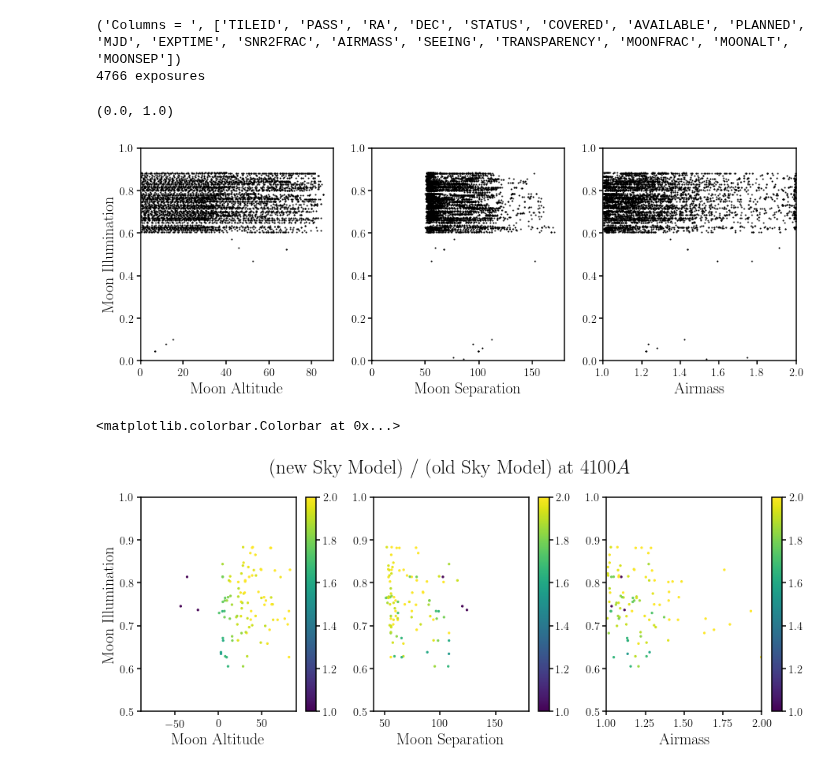
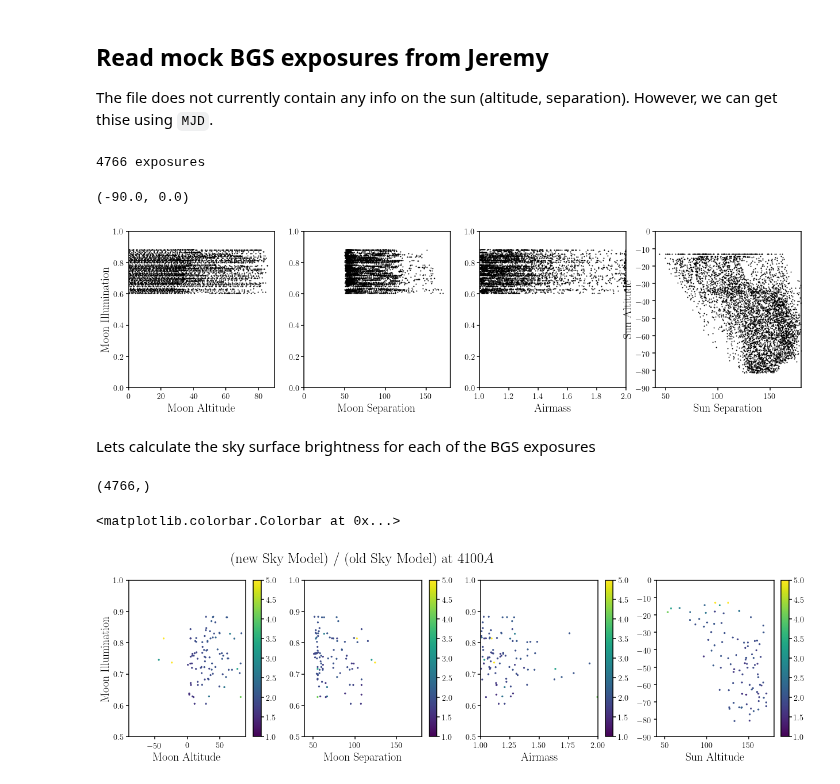
Before and after one commit to desi-bgs/feasiBGS, a Jupyter notebook: notebook/local_bgs_mockexp.ipynb, the cells around one changed output. Cells and saved outputs as stored; diff of their text form; code cells hidden in the pictures.

Commit message:
appended sun data to exposures and calculated the rescaled KS + twilight sky surface brightness for the exposures

```diff
--- a/notebook/local_bgs_mockexp.ipynb
+++ b/notebook/local_bgs_mockexp.ipynb
@@ -28,0 +27,3 @@ exps = aTable.read(''.join([UT.dat_dir(), 'survey_exposures.fits']))
+# %% [markdown]
+## Read mock BGS exposures from Jeremy
+The file does not currently contain any info on the sun (altitude, separation). However, we can get thise using `MJD`.
@@ -29,30 +78,37 @@ exps = aTable.read(''.join([UT.dat_dir(), 'survey_exposures.fits']))
+# %%
+exps = exps_wSun()
 # %%
-print('Columns = ', exps.colnames)
-print('%i exposures' % len(exps))
+nexps = len(exps['RA'])
+print('%i exposures' % nexps)
 # %% [output]
-('Columns = ', ['TILEID', 'PASS', 'RA', 'DEC', 'STATUS', 'COVERED', 'AVAILABLE', 'PLANNED', 'MJD', 'EXPTIME', 'SNR2FRAC', 'AIRMASS', 'SEEING', 'TRANSPARENCY', 'MOONFRAC', 'MOONALT', 'MOONSEP'])
 4766 exposures
 # %%
-fig = plt.figure(figsize=(15,5))
-sub = fig.add_subplot(131)
+fig = plt.figure(figsize=(21,5))
+sub = fig.add_subplot(141)
 sub.scatter(exps['MOONALT'], exps['MOONFRAC'], c='k', s=1)
 sub.set_xlabel('Moon Altitude', fontsize=20)
 sub.set_xlim([0., 90.])
 sub.set_ylabel('Moon Illumination', fontsize=20)
 sub.set_ylim([0., 1.])
-sub = fig.add_subplot(132)
+sub = fig.add_subplot(142)
 sub.scatter(exps['MOONSEP'], exps['MOONFRAC'], c='k', s=1)
 sub.set_xlabel('Moon Separation', fontsize=20)
 sub.set_xlim([0., 180.])
 sub.set_ylim([0., 1.])
-sub = fig.add_subplot(133)
+sub = fig.add_subplot(143)
 sub.scatter(exps['AIRMASS'], exps['MOONFRAC'], c='k', s=1)
 sub.set_xlabel('Airmass', fontsize=20)
 sub.set_xlim([1., 2.])
 sub.set_ylim([0., 1.])
+sub = fig.add_subplot(144)
+sub.scatter(exps['SUNSEP'], exps['SUNALT'], c='k', s=1)
+sub.set_xlabel('Sun Separation', fontsize=20)
+sub.set_xlim([40., 180.])
+sub.set_ylabel('Sun Altitude', fontsize=20)
+sub.set_ylim([-90., 0.])
 # %% [output]
-(0.0, 1.0)
+(-90.0, 0.0)
-[figure, old version]
+[figure, new version]
 # %%
 specsim_sky = Sky.specsim_initialize('desi')
 specsim_wave = specsim_sky._wavelength # Ang
@@ -84,0 +179,2 @@ def KSrescaled_sky(airmass, moonill, moonalt, moonsep):
+# %% [markdown]
+Lets calculate the sky surface brightness for each of the BGS exposures
@@ -103,31 +228,43 @@ for i in range(len(exps)):
     exps_new_410[i] = np.median(medfilt(exps_new[i,wlim_410], 51))
 # %%
 ratio_410 = exps_new_410/exps_ks_410
+# %%
+ratio_410.shape
+# %% [output]
+(4766,)
 # %%
-fig = plt.figure(figsize=(15,5))
-sub = fig.add_subplot(131)
-scat = sub.scatter(exps['MOONALT'][::50,0], exps['MOONFRAC'][::50,0], c=ratio_410[::50], s=5, vmin=1, vmax=2)
+fig = plt.figure(figsize=(21,5))
+sub = fig.add_subplot(141)
+scat = sub.scatter(exps['MOONALT'][::50], exps['MOONFRAC'][::50], c=ratio_410[::50], s=5, vmin=1, vmax=5)
 sub.set_xlabel('Moon Altitude', fontsize=20)
 sub.set_xlim([-90., 90.])
 sub.set_ylabel('Moon Illumination', fontsize=20)
 sub.set_ylim([0.5, 1.])
 fig.colorbar(scat)
 
-sub = fig.add_subplot(132)
-scat = sub.scatter(exps['MOONSEP'][::50,0], exps['MOONFRAC'][::50,0], c=ratio_410[::50], s=5, vmin=1, vmax=2)
+sub = fig.add_subplot(142)
+scat = sub.scatter(exps['MOONSEP'][::50], exps['MOONFRAC'][::50], c=ratio_410[::50], s=5, vmin=1, vmax=5)
 sub.set_xlabel('Moon Separation', fontsize=20)
 sub.set_xlim([40., 180.])
 sub.set_ylim([0.5, 1.])
 sub.set_title('(new Sky Model) / (old Sky Model) at $4100A$', pad=30, fontsize=25)
 fig.colorbar(scat)
 
-sub = fig.add_subplot(133)
-scat = sub.scatter(exps['AIRMASS'][::50,0], exps['MOONFRAC'][::50,0], c=ratio_410[::50], s=5, vmin=1, vmax=2)
+sub = fig.add_subplot(143)
+scat = sub.scatter(exps['AIRMASS'][::50], exps['MOONFRAC'][::50], c=ratio_410[::50], s=5, vmin=1, vmax=5)
 sub.set_xlabel('Airmass', fontsize=20)
 sub.set_xlim([1., 2.])
 sub.set_ylim([0.5, 1.])
 fig.colorbar(scat)
+
+sub = fig.add_subplot(144)
+scat = sub.scatter(exps['SUNSEP'][::50], exps['SUNALT'][::50], c=ratio_410[::50], s=5, vmin=1, vmax=5)
+sub.set_xlabel('Sun Separation', fontsize=20)
+sub.set_xlim([40., 180.])
+sub.set_xlabel('Sun Altitude', fontsize=20)
+sub.set_ylim([-90., 0.])
+fig.colorbar(scat)
 # %% [output]
 <matplotlib.colorbar.Colorbar at 0x...>
-[figure, old version]
+[figure, new version]
 # %%
```
Also changed, not shown: parts of 15 cells of this notebook.
